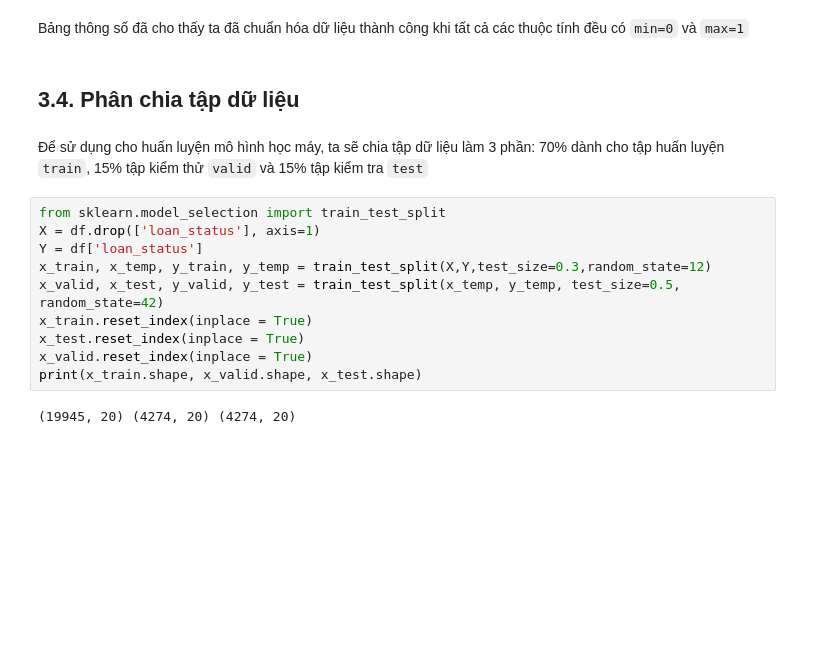
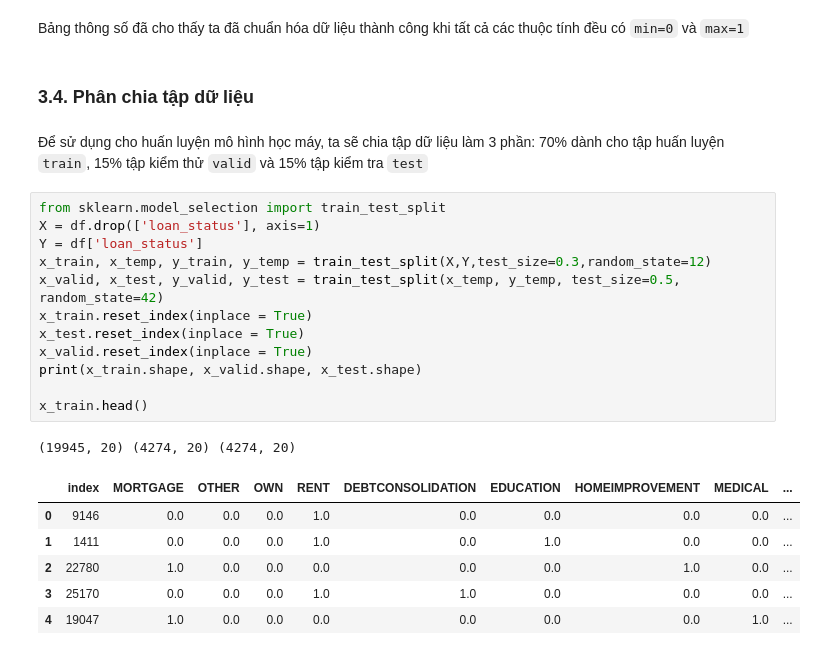
Before and after one commit to huynt119/Credit_Score_Prediction, a Jupyter notebook: main.ipynb, the cells around one changed output. Saved outputs shown, nothing was run; the diff lists cells and outputs as text; blank space fills up the shorter version.

````diff
--- a/main.ipynb
+++ b/main.ipynb
@@ -410,18 +411,26 @@ df.describe()
 # %% [markdown]
 Bảng thông số đã cho thấy ta đã chuẩn hóa dữ liệu thành công khi tất cả các thuộc tính đều có ```min=0``` và ```max=1```
 # %% [markdown]
-## 3.4. Phân chia tập dữ liệu
+### 3.4. Phân chia tập dữ liệu
 # %% [markdown]
 Để sử dụng cho huấn luyện mô hình học máy, ta sẽ chia tập dữ liệu làm 3 phần: 70% dành cho tập huấn luyện ```train```, 15% tập kiểm thử ```valid``` và 15% tập kiểm tra ```test```
 # %%
 from sklearn.model_selection import train_test_split
 X = df.drop(['loan_status'], axis=1)
 Y = df['loan_status']
 x_train, x_temp, y_train, y_temp = train_test_split(X,Y,test_size=0.3,random_state=12)
 x_valid, x_test, y_valid, y_test = train_test_split(x_temp, y_temp, test_size=0.5, random_state=42)
 x_train.reset_index(inplace = True)
 x_test.reset_index(inplace = True)
 x_valid.reset_index(inplace = True)
 print(x_train.shape, x_valid.shape, x_test.shape)
+
+x_train.head()
 # %% [output]
 (19945, 20) (4274, 20) (4274, 20)
+|  | index | MORTGAGE | OTHER | OWN | RENT | DEBTCONSOLIDATION | EDUCATION | HOMEIMPROVEMENT | MEDICAL | ... |
+| 0 | 9146 | 0.0 | 0.0 | 0.0 | 1.0 | 0.0 | 0.0 | 0.0 | 0.0 | ... |
+| 1 | 1411 | 0.0 | 0.0 | 0.0 | 1.0 | 0.0 | 1.0 | 0.0 | 0.0 | ... |
+| 2 | 22780 | 1.0 | 0.0 | 0.0 | 0.0 | 0.0 | 0.0 | 1.0 | 0.0 | ... |
+| 3 | 25170 | 0.0 | 0.0 | 0.0 | 1.0 | 1.0 | 0.0 | 0.0 | 0.0 | ... |
+| 4 | 19047 | 1.0 | 0.0 | 0.0 | 0.0 | 0.0 | 0.0 | 0.0 | 1.0 | ... |
````
Also changed, not shown: parts of 10 cells of this notebook.
